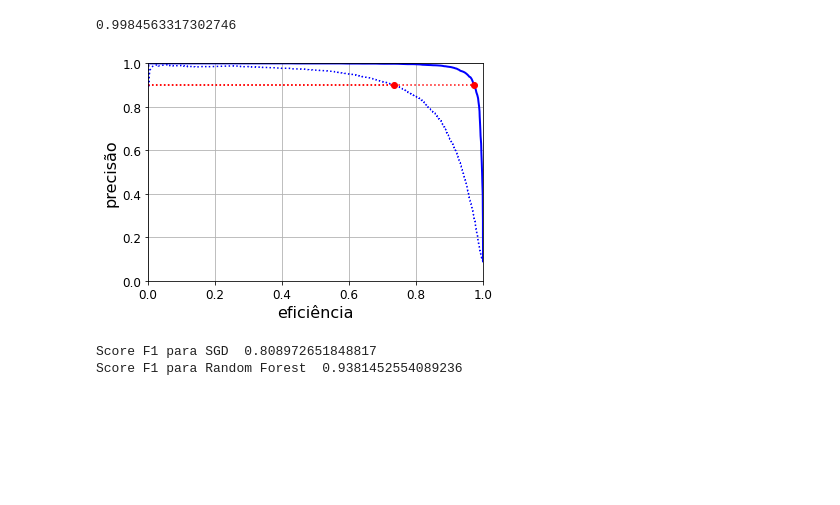
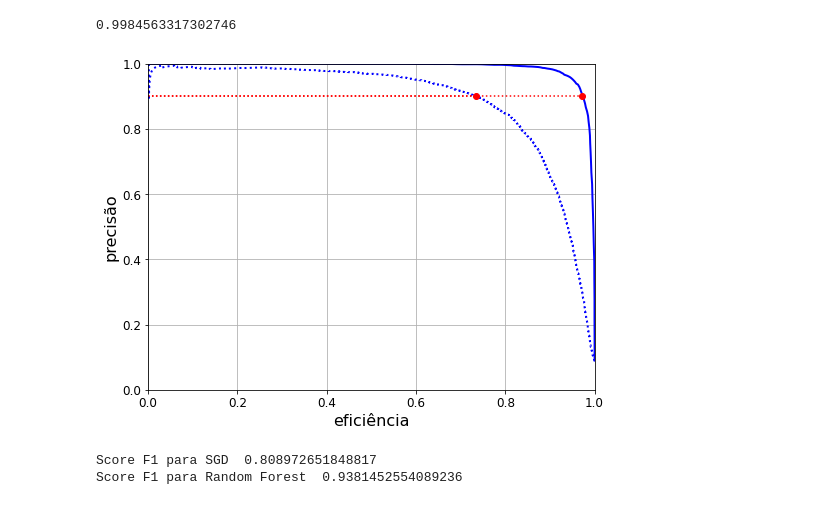
Before and after one commit to Thiago-Rangel45/ML4Physics, a Jupyter notebook: Notebooks da aula/Medidas_de_Performance_Avaliacao_Modelos.ipynb, the cells around one changed output. Cells and saved outputs as stored; diff of their text form; code cells hidden in the pictures; blank space fills up the shorter version.

```diff
--- a/Medidas_de_Performance_Avaliacao_Modelos.ipynb
+++ b/Notebooks da aula/Medidas_de_Performance_Avaliacao_Modelos.ipynb
@@ -28,9 +28,16 @@ mnist.keys()
 # %% [output]
 dict_keys(['data', 'target', 'frame', 'categories', 'feature_names', 'target_names', 'DESCR', 'details', 'url'])
 # %%
+from sklearn.datasets import fetch_openml
+
+# Carrega o dataset MNIST do OpenML (70.000 imagens de dígitos manuscritos 28x28)
+mnist = fetch_openml('mnist_784', version=1)
+# Separa os dados em X (pixels das imagens) e y (rótulos dos dígitos de 0 a 9)
 X, y = mnist["data"], mnist["target"]
-print(X.shape,y.shape)
-Xnp= X.to_numpy()
+
+print(X.shape, y.shape)
+Xnp = X.to_numpy() # Converte o DataFrame de entrada (X) para um array NumPy
+ynp = y.to_numpy() # Converte o DataFrame de entrada (y) para um array NumPy
 print(Xnp.shape)
 # %% [output]
 (70000, 784) (70000,)
@@ -288,6 +484,11 @@ print(AUC)
 # %%
+# Importa a classe RandomForestClassifier da biblioteca sklearn.ensemble
 from sklearn.ensemble import RandomForestClassifier
+
+# Cria uma instância do classificador RandomForest com 100 árvores (n_estimators) e uma semente aleatória fixa (random_state)
 forest_clf = RandomForestClassifier(n_estimators=100, random_state=42)
-y_probas_forest = cross_val_predict(forest_clf, X_train, y_train_5, cv=3,
-                                    method="predict_proba")
+
+# Usa cross-validation para fazer previsões de probabilidades para cada amostra no conjunto de treinamento
+# method="predict_proba" retorna as probabilidades de classe, não as previsões de classe
+y_probas_forest = cross_val_predict(forest_clf, X_train, y_train_5, cv=3, method="predict_proba")
 # %%
@@ -325,15 +560,21 @@ roc_auc_score(y_train_5, y_scores_forest)
 # %% [output]
 0.9984563317302746
 # %%
-plt.plot(recalls,precisions,"b:")
-plot_precision_vs_recall(prec_forest,rec_forest)
-plt.plot([0,rec_point],[0.9,0.9],"r:")
-plt.plot([rec_point],[0.9],"ro")
-plt.plot([0,rec_pnt_frst],[0.9,0.9],"r:")
-plt.plot([rec_pnt_frst],[0.9],"ro")
+plt.figure(figsize=(8, 6))
+# Plotando a curva de precisão vs. recall para o modelo SGD
+plt.plot(recalls, precisions, "b:", label="SGD", linewidth=2)
+# Plotando a curva de precisão vs. recall para o modelo Random Forest
+plot_precision_vs_recall(prec_forest, rec_forest)
+# Linha e ponto para o modelo SGD com precisão > 90%
+plt.plot([0, rec_point], [0.9, 0.9], "r:")
+plt.plot([rec_point], [0.9], "ro")
+# Linha e ponto para o modelo Random Forest com precisão > 90%
+plt.plot([0, rec_pnt_frst], [0.9, 0.9], "r:")
+plt.plot([rec_pnt_frst], [0.9], "ro")
+# Exibindo o gráfico
 plt.show()
 # %% [output]
-[figure, old version]
+[figure, new version]
 # %%
 from sklearn.metrics import f1_score
 ## f1 = (p*r)/(p+r)
```
Also changed, not shown: parts of 53 cells of this notebook, 5 other files.
